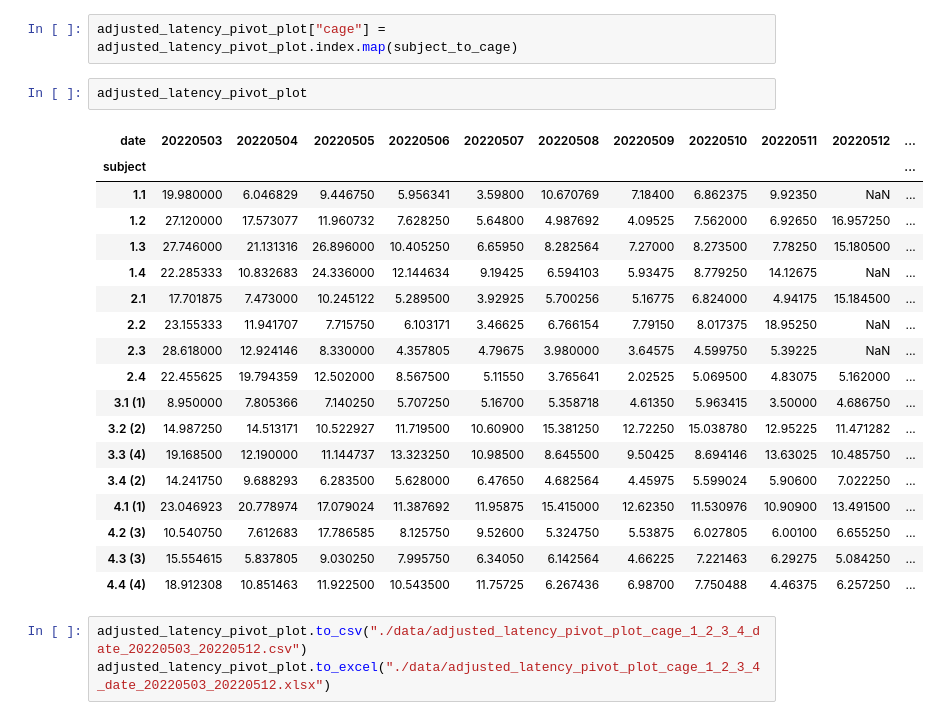
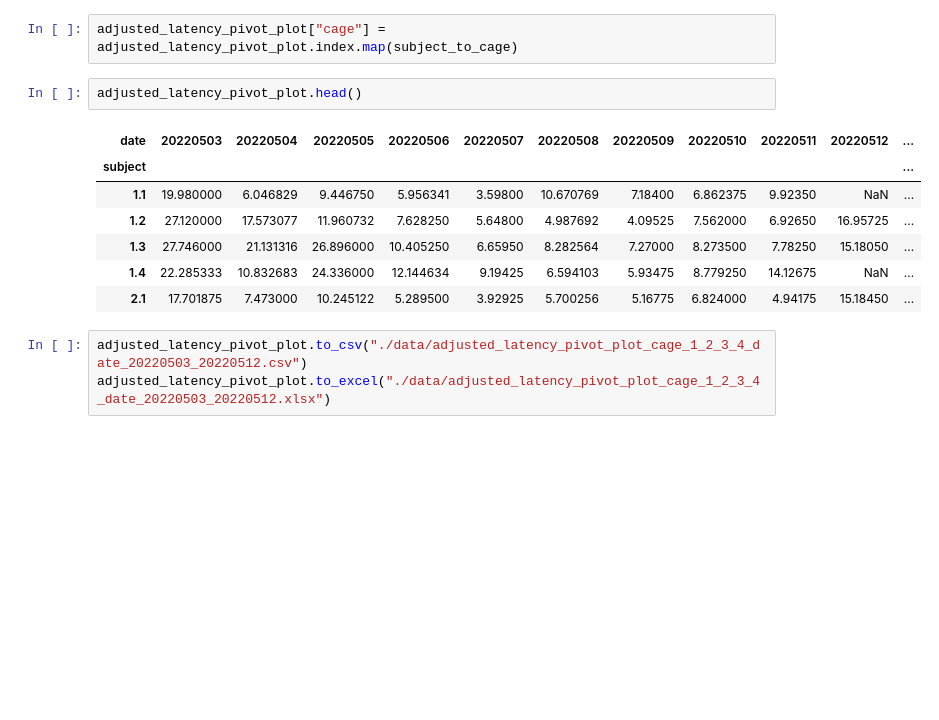
Before and after one commit to padillacoreanolab/med_pc_repo, a Jupyter notebook: results/2022_05_02_log_processing/02_calculating_latencies.ipynb, the cells around one changed output. Drawn from its saved outputs; the diff is of its cells as text; blank space fills up the shorter version.

```diff
--- a/results/2022_05_02_log_processing/02_calculating_latencies.ipynb
+++ b/results/2022_05_02_log_processing/02_calculating_latencies.ipynb
@@ -285,26 +294,15 @@ adjusted_latency_pivot_plot = pd.pivot_table(concatted_first_porty_entry_datafra
 # %%
 adjusted_latency_pivot_plot["cage"] = adjusted_latency_pivot_plot.index.map(subject_to_cage)
 # %%
-adjusted_latency_pivot_plot
+adjusted_latency_pivot_plot.head()
 # %% [output]
 | date | 20220503 | 20220504 | 20220505 | 20220506 | 20220507 | 20220508 | 20220509 | 20220510 | 20220511 | 20220512 | ... |
 | subject |  |  |  |  |  |  |  |  |  |  | ... |
 | 1.1 | 19.980000 | 6.046829 | 9.446750 | 5.956341 | 3.59800 | 10.670769 | 7.18400 | 6.862375 | 9.92350 | NaN | ... |
-| 1.2 | 27.120000 | 17.573077 | 11.960732 | 7.628250 | 5.64800 | 4.987692 | 4.09525 | 7.562000 | 6.92650 | 16.957250 | ... |
-| 1.3 | 27.746000 | 21.131316 | 26.896000 | 10.405250 | 6.65950 | 8.282564 | 7.27000 | 8.273500 | 7.78250 | 15.180500 | ... |
+| 1.2 | 27.120000 | 17.573077 | 11.960732 | 7.628250 | 5.64800 | 4.987692 | 4.09525 | 7.562000 | 6.92650 | 16.95725 | ... |
+| 1.3 | 27.746000 | 21.131316 | 26.896000 | 10.405250 | 6.65950 | 8.282564 | 7.27000 | 8.273500 | 7.78250 | 15.18050 | ... |
 | 1.4 | 22.285333 | 10.832683 | 24.336000 | 12.144634 | 9.19425 | 6.594103 | 5.93475 | 8.779250 | 14.12675 | NaN | ... |
-| 2.1 | 17.701875 | 7.473000 | 10.245122 | 5.289500 | 3.92925 | 5.700256 | 5.16775 | 6.824000 | 4.94175 | 15.184500 | ... |
-| 2.2 | 23.155333 | 11.941707 | 7.715750 | 6.103171 | 3.46625 | 6.766154 | 7.79150 | 8.017375 | 18.95250 | NaN | ... |
-| 2.3 | 28.618000 | 12.924146 | 8.330000 | 4.357805 | 4.79675 | 3.980000 | 3.64575 | 4.599750 | 5.39225 | NaN | ... |
-| 2.4 | 22.455625 | 19.794359 | 12.502000 | 8.567500 | 5.11550 | 3.765641 | 2.02525 | 5.069500 | 4.83075 | 5.162000 | ... |
-| 3.1 (1) | 8.950000 | 7.805366 | 7.140250 | 5.707250 | 5.16700 | 5.358718 | 4.61350 | 5.963415 | 3.50000 | 4.686750 | ... |
-| 3.2 (2) | 14.987250 | 14.513171 | 10.522927 | 11.719500 | 10.60900 | 15.381250 | 12.72250 | 15.038780 | 12.95225 | 11.471282 | ... |
-| 3.3 (4) | 19.168500 | 12.190000 | 11.144737 | 13.323250 | 10.98500 | 8.645500 | 9.50425 | 8.694146 | 13.63025 | 10.485750 | ... |
-| 3.4 (2) | 14.241750 | 9.688293 | 6.283500 | 5.628000 | 6.47650 | 4.682564 | 4.45975 | 5.599024 | 5.90600 | 7.022250 | ... |
-| 4.1 (1) | 23.046923 | 20.778974 | 17.079024 | 11.387692 | 11.95875 | 15.415000 | 12.62350 | 11.530976 | 10.90900 | 13.491500 | ... |
-| 4.2 (3) | 10.540750 | 7.612683 | 17.786585 | 8.125750 | 9.52600 | 5.324750 | 5.53875 | 6.027805 | 6.00100 | 6.655250 | ... |
-| 4.3 (3) | 15.554615 | 5.837805 | 9.030250 | 7.995750 | 6.34050 | 6.142564 | 4.66225 | 7.221463 | 6.29275 | 5.084250 | ... |
-| 4.4 (4) | 18.912308 | 10.851463 | 11.922500 | 10.543500 | 11.75725 | 6.267436 | 6.98700 | 7.750488 | 4.46375 | 6.257250 | ... |
+| 2.1 | 17.701875 | 7.473000 | 10.245122 | 5.289500 | 3.92925 | 5.700256 | 5.16775 | 6.824000 | 4.94175 | 15.18450 | ... |
 # %%
 adjusted_latency_pivot_plot.to_csv("./data/adjusted_latency_pivot_plot_cage_1_2_3_4_date_20220503_20220512.csv")
 adjusted_latency_pivot_plot.to_excel("./data/adjusted_latency_pivot_plot_cage_1_2_3_4_date_20220503_20220512.xlsx")
```
Also changed, not shown: parts of 95 cells of this notebook.
